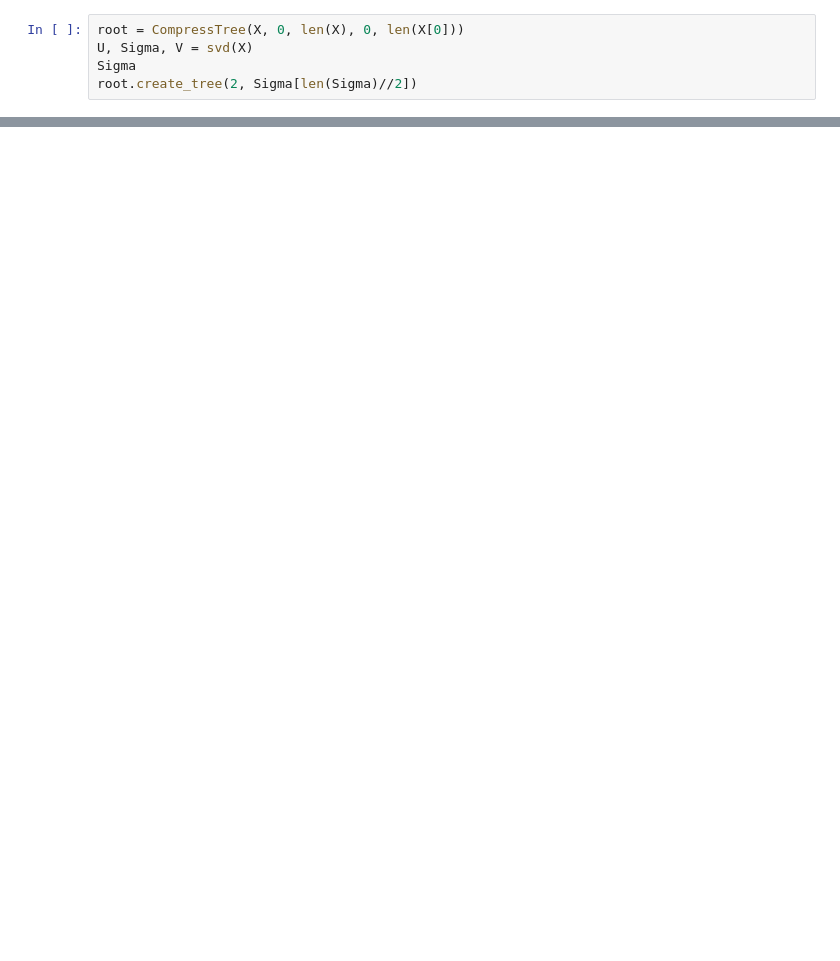
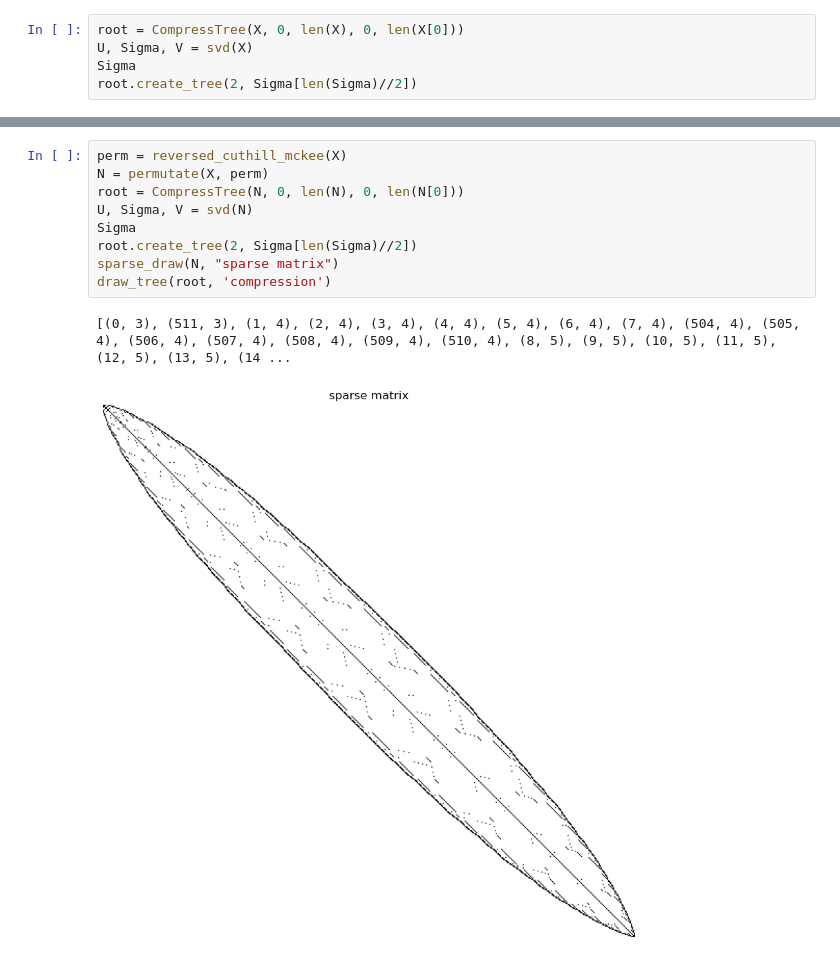
Before and after one commit to puszekjuliuszek/macierzowe, a Jupyter notebook: zestaw4/tree_test.ipynb, the cells around one changed output, grey strips where cells are left out. Drawn from its saved outputs; the diff is of its cells as text; blank space fills up the shorter version.

```diff
--- a/zestaw4/tree_test.ipynb
+++ b/zestaw4/tree_test.ipynb
@@ -37,0 +65,12 @@ draw_tree(root, 'compression')
+# %%
+perm = reversed_cuthill_mckee(X)
+N = permutate(X, perm)
+root = CompressTree(N, 0, len(N), 0, len(N[0]))
+U, Sigma, V = svd(N)
+Sigma
+root.create_tree(2, Sigma[len(Sigma)//2])
+sparse_draw(N, "sparse matrix")
+draw_tree(root, 'compression')
+# %% [output]
+[(0, 3), (511, 3), (1, 4), (2, 4), (3, 4), (4, 4), (5, 4), (6, 4), (7, 4), (504, 4), (505, 4), (506, 4), (507, 4), (508, 4), (509, 4), (510, 4), (8, 5), (9, 5), (10, 5), (11, 5), (12, 5), (13, 5), (14 ...
+[figure, added]
```
Also changed, not shown: parts of 5 cells of this notebook, 1 other file.
